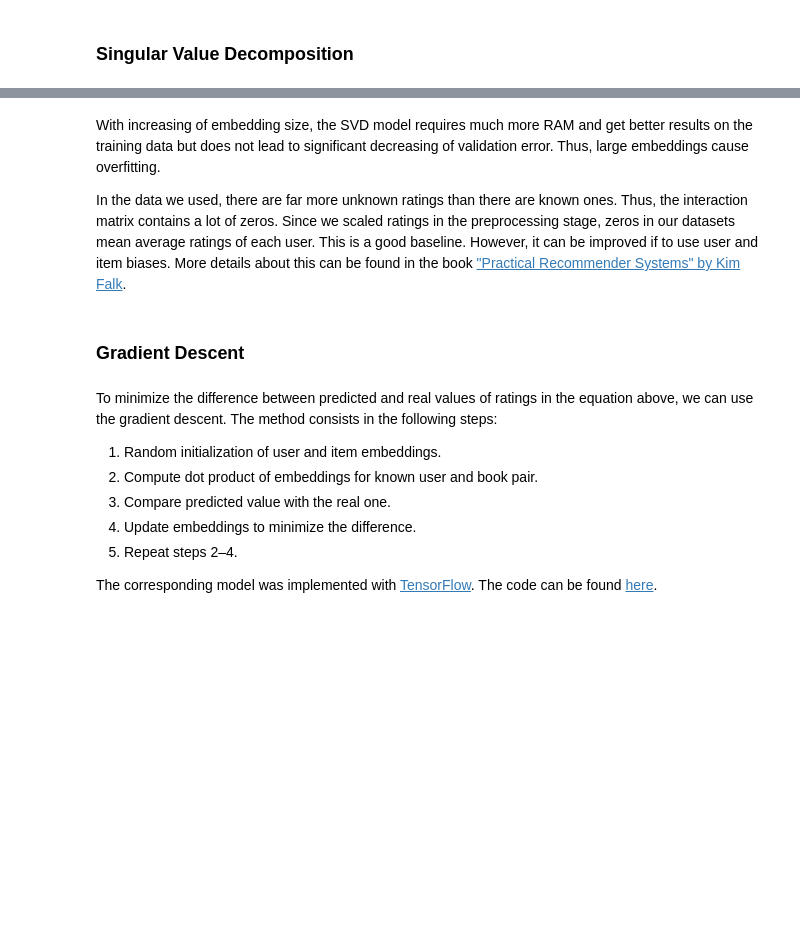
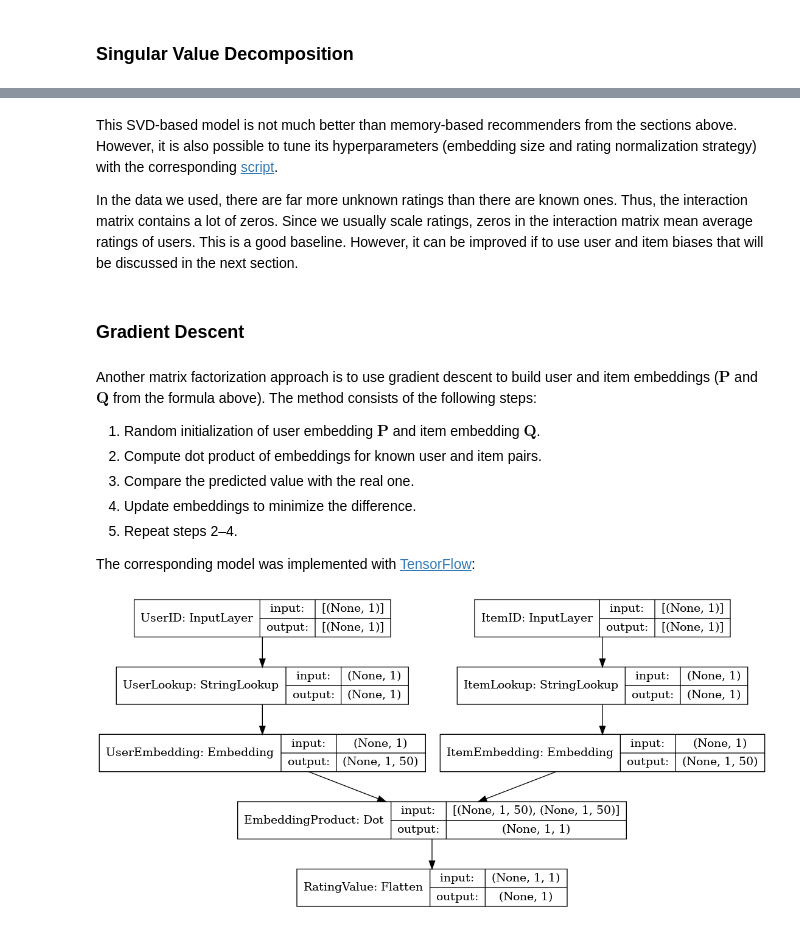
Before and after one commit to EvgenyTsydenov/book_recommender, a Jupyter notebook: recommender.ipynb, the cells around one changed output, grey strips where cells are left out. Cells and saved outputs as stored; diff of their text form; code cells hidden in the pictures; blank space fills up the shorter version.

Commit message:
Update: add description of memory-based algorithms, update description of models based on svd and gradient descent

```diff
--- a/recommender.ipynb
+++ b/recommender.ipynb
@@ -438,0 +144,26 @@ interactions_test = coo_matrix((work_ratings_test['rating_scaled'],
+# %%
+# Refresh categories
+work_ratings_train['user_id'].cat.remove_unused_categories(inplace=True)
+work_ratings_train['work_id'].cat.remove_unused_categories(inplace=True)
+user_categories = CategoricalDtype(
+    categories=work_ratings_train['user_id'].cat.categories)
+work_categories = CategoricalDtype(
+    categories=work_ratings_train['work_id'].cat.categories)
+
+# Convert values to categories from train data
+work_ratings_val['user_id'] = \
+    work_ratings_val['user_id'].astype(user_categories)
+work_ratings_test['user_id'] = \
+    work_ratings_test['user_id'].astype(user_categories)
+work_ratings_val['work_id'] = \
+    work_ratings_val['work_id'].astype(work_categories)
+work_ratings_test['work_id'] = \
+    work_ratings_test['work_id'].astype(work_categories)
+
+# Drop unknown users or items
+mask_val = work_ratings_val['user_id'].isna() \
+           | work_ratings_val['work_id'].isna()
+work_ratings_val = work_ratings_val[~mask_val]
+mask_test = work_ratings_test['user_id'].isna() \
+            | work_ratings_test['work_id'].isna()
+work_ratings_test = work_ratings_test[~mask_test]
@@ -521,30 +529,32 @@ Next, we will tune the embedding size. Since the calculation process long enough
 # %% [markdown]
-With increasing of embedding size, the SVD model requires much more RAM and get better results on the training data but does not lead to significant decreasing of validation error. Thus, large embeddings cause overfitting.
+This SVD-based model is not much better than memory-based recommenders from the sections above. However, it is also possible to tune its hyperparameters (embedding size and rating normalization strategy) with the corresponding [script](training_scripts/svd.py).
 
-In the data we used, there are far more unknown ratings than there are known ones. Thus, the interaction matrix contains a lot of zeros. Since we scaled ratings in the preprocessing stage, zeros in our datasets mean average ratings of each user. This is a good baseline. However, it can be improved if to use user and item biases. More details about this can be found in the book ["Practical Recommender Systems" by Kim Falk](https://www.oreilly.com/library/view/practical-recommender-systems/9781617292705/).
+In the data we used, there are far more unknown ratings than there are known ones. Thus, the interaction matrix contains a lot of zeros. Since we usually scale ratings, zeros in the interaction matrix mean average ratings of users. This is a good baseline. However, it can be improved if to use user and item biases that will be discussed in the next section.
 # %% [markdown]
 ### Gradient Descent
 # %% [markdown]
-To minimize the difference between predicted and real values of ratings in the equation above, we can use the gradient descent. The method consists in the following steps:
+Another matrix factorization approach is to use gradient descent to build user and item embeddings ($\mathbf{P}$ and $\mathbf{Q}$ from the formula above). The method consists of the following steps:
 
-1) Random initialization of user and item embeddings.
-2) Compute dot product of embeddings for known user and book pair.
-3) Compare predicted value with the real one.
+1) Random initialization of user embedding $\mathbf{P}$ and item embedding $\mathbf{Q}$.
+2) Compute dot product of embeddings for known user and item pairs.
+3) Compare the predicted value with the real one.
 4) Update embeddings to minimize the difference.
 5) Repeat steps 2–4.
 
-The corresponding model was implemented with [TensorFlow](https://www.tensorflow.org/). The code can be found [here](models/gradient_descent.py).
+The corresponding model was implemented with [TensorFlow](https://www.tensorflow.org/):
 # %%
 # Clear the global Keras state
 tf.keras.backend.clear_session()
 
-# Build a baseline model in GPU
-with tf.device('/GPU:0'):
-    gd_baseline = RecommenderGD(users_count=len(user_categories.categories),
-                                books_count=len(item_categories.categories),
-                                embed_size=10, random_seed=RANDOM_SEED)
+# Create model
+gd = RecommenderGD(embed_size=50, random_seed=RANDOM_SEED,
+                   users=work_ratings_train['user_id'].unique(),
+                   items=work_ratings_train['work_id'].unique())
 
-# Save its structure
-tf.keras.utils.plot_model(gd_baseline.build_graph(), rankdir='LR',
-                          to_file='pics/recommender_gd.png',
-                          show_shapes=True, show_layer_names=True);
+# Show its structure
+gd_plot = tf.keras.utils.model_to_dot(
+    gd.build_graph(), rankdir='TB',
+    show_shapes=True, show_layer_names=True)
+Image(gd_plot.create_png())
+# %% [output]
+[figure, added]
```
Also changed, not shown: parts of 131 cells of this notebook, 13 other files.
